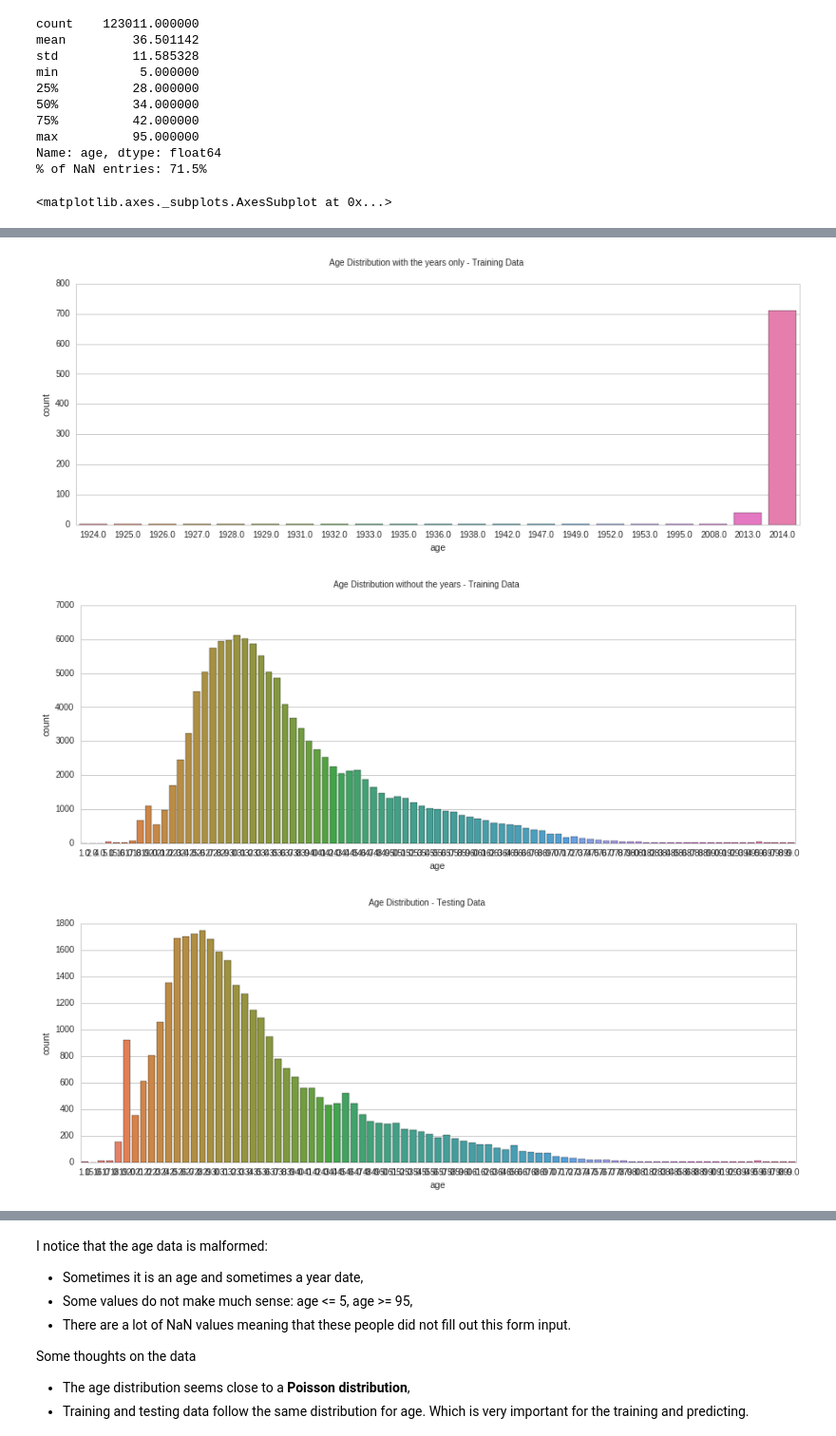
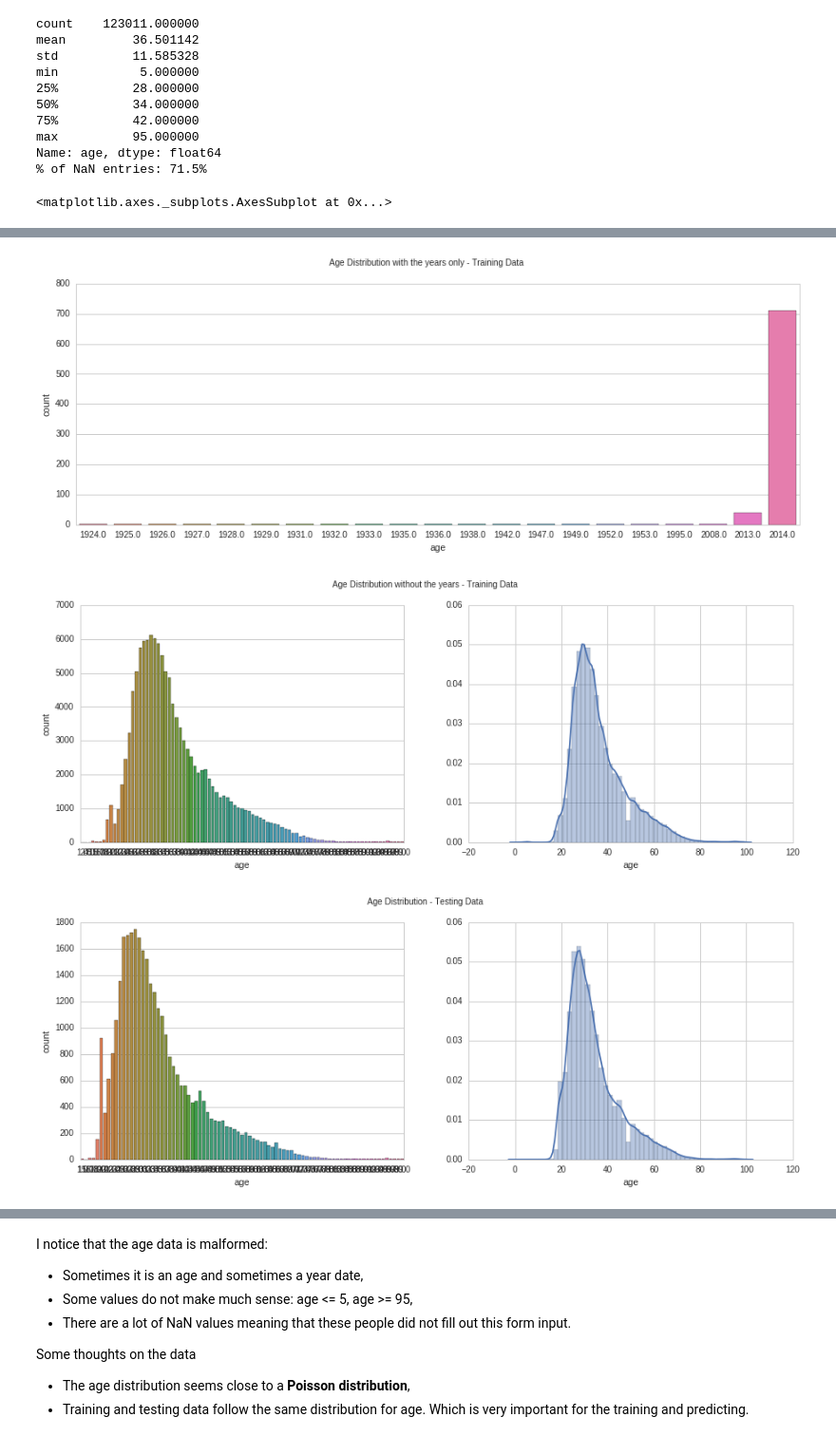
Before and after one commit to Chouffe/kaggle_airbnb_new_user_booking, a Jupyter notebook: notebooks/Capstone Project - Airbnb New user booking.ipynb, the cells around one changed output, grey strips where cells are left out. Shown at 95% size. Saved outputs shown, nothing was run; the diff lists cells and outputs as text; code cells hidden in the pictures.

```diff
--- a/notebooks/Capstone Project - Airbnb New user booking.ipynb
+++ b/notebooks/Capstone Project - Airbnb New user booking.ipynb
@@ -13,13 +20,13 @@ sns.set_style('whitegrid')
 %matplotlib inline
 # %%
 # Loading data in Memory
-country_data = pd.read_csv("data/countries.csv")
-gender_data = pd.read_csv("data/age_gender_bkts.csv")
+country_data = pd.read_csv("../data/countries.csv")
+gender_data = pd.read_csv("../data/age_gender_bkts.csv")
 
 # train data / test data
-train_data = pd.read_csv("data/train_users_2.csv")
+train_data = pd.read_csv("../data/train_users_2.csv")
 target = train_data['country_destination']
-test_data = pd.read_csv("data/test_users.csv")
+test_data = pd.read_csv("../data/test_users.csv")
 # %%
 # Some useful constants
 n_train_data = len(train_data)
@@ -123,28 +183,36 @@ Name: age, dtype: float64
 # %%
 # Exploring the Age Distribution
 
 # Training Data
 fig, (axis1) = plt.subplots(1,1,figsize=(15,5))
 fig.suptitle('Age Distribution - Training Data')
 sns.countplot(x='age', data=train_data, palette="husl", ax=axis1)
 
-# Removing the year values
+# Removing the age values
 fig, (axis1) = plt.subplots(1,1,figsize=(15,5))
 fig.suptitle('Age Distribution with the years only - Training Data')
 sns.countplot(x='age', data=train_data[train_data['age'] > 300], palette="husl", ax=axis1)
 
 # Removing the year values
-fig, (axis1) = plt.subplots(1,1,figsize=(15,5))
+fig, (axis1,axis2) = plt.subplots(1,2,figsize=(15,5))
 fig.suptitle('Age Distribution without the years - Training Data')
 sns.countplot(x='age', data=train_data[train_data['age'] < 100], palette="husl", ax=axis1)
+sns.distplot(train_data[train_data['age'] < 100]['age'], ax=axis2)
 
 # Testing Data
-fig, (axis1) = plt.subplots(1,1,figsize=(15,5))
+fig, (axis1, axis2) = plt.subplots(1,2,figsize=(15,5))
 fig.suptitle('Age Distribution - Testing Data')
 sns.countplot(x='age', data=test_data[test_data['age'] < 100], palette="husl", ax=axis1)
+sns.distplot(test_data[test_data['age'] < 100]['age'], ax=axis2)
+
+# cut age values into ranges
+fig, (axis1) = plt.subplots(1,1,figsize=(15,5))
+fig.suptitle('Age ranges and country destinations')
+train_data['age_range'] = pd.cut(train_data["age"], [0, 20, 40, 60, 80, 100])
+sns.countplot(x="age_range",hue="country_destination", data=train_data[train_data['country_destination'] != 'NDF'], palette="husl", ax=axis1)
 # %% [output]
 <matplotlib.axes._subplots.AxesSubplot at 0x...>
 [figure]
 [figure]
-[figure, old version]
+[figure, new version]
-[figure, old version]
+[figure, new version]
```
Also changed, not shown: parts of 17 cells of this notebook, 12 other files.
